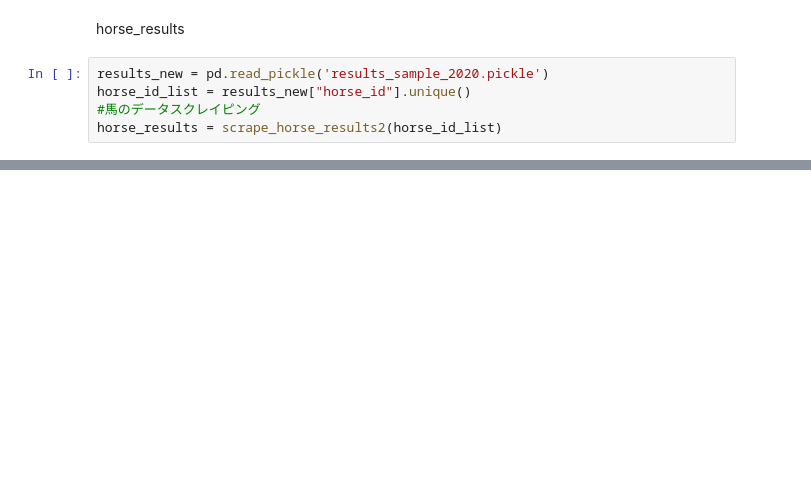
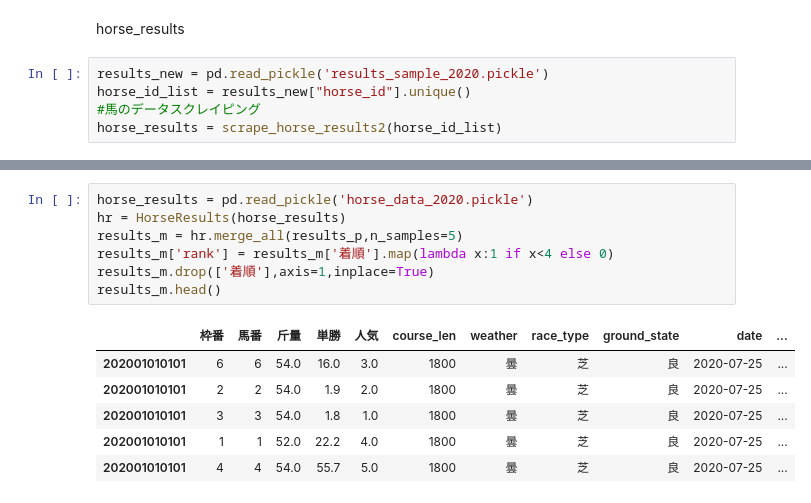
Before and after one commit to hoshi141015/keiba, a Jupyter notebook: keiba_neo.ipynb, the cells around one changed output, grey strips where cells are left out. Drawn from its saved outputs; the diff is of its cells as text; blank space fills up the shorter version.

```diff
--- a/keiba_neo.ipynb
+++ b/keiba_neo.ipynb
@@ -954,0 +982,14 @@ horse_sample2.to_pickle('horse_data_2020.pickle')
+# %%
+horse_results = pd.read_pickle('horse_data_2020.pickle')
+hr = HorseResults(horse_results)
+results_m = hr.merge_all(results_p,n_samples=5)
+results_m['rank'] = results_m['着順'].map(lambda x:1 if x<4 else 0)
+results_m.drop(['着順'],axis=1,inplace=True)
+results_m.head()
+# %% [output]
+|  | 枠番 | 馬番 | 斤量 | 単勝 | 人気 | course_len | weather | race_type | ground_state | date | ... |
+| 202001010101 | 6 | 6 | 54.0 | 16.0 | 3.0 | 1800 | 曇 | 芝 | 良 | 2020-07-25 | ... |
+| 202001010101 | 2 | 2 | 54.0 | 1.9 | 2.0 | 1800 | 曇 | 芝 | 良 | 2020-07-25 | ... |
+| 202001010101 | 3 | 3 | 54.0 | 1.8 | 1.0 | 1800 | 曇 | 芝 | 良 | 2020-07-25 | ... |
+| 202001010101 | 1 | 1 | 52.0 | 22.2 | 4.0 | 1800 | 曇 | 芝 | 良 | 2020-07-25 | ... |
+| 202001010101 | 4 | 4 | 54.0 | 55.7 | 5.0 | 1800 | 曇 | 芝 | 良 | 2020-07-25 | ... |
```
Also changed, not shown: parts of 10 cells of this notebook, 3 other files.
